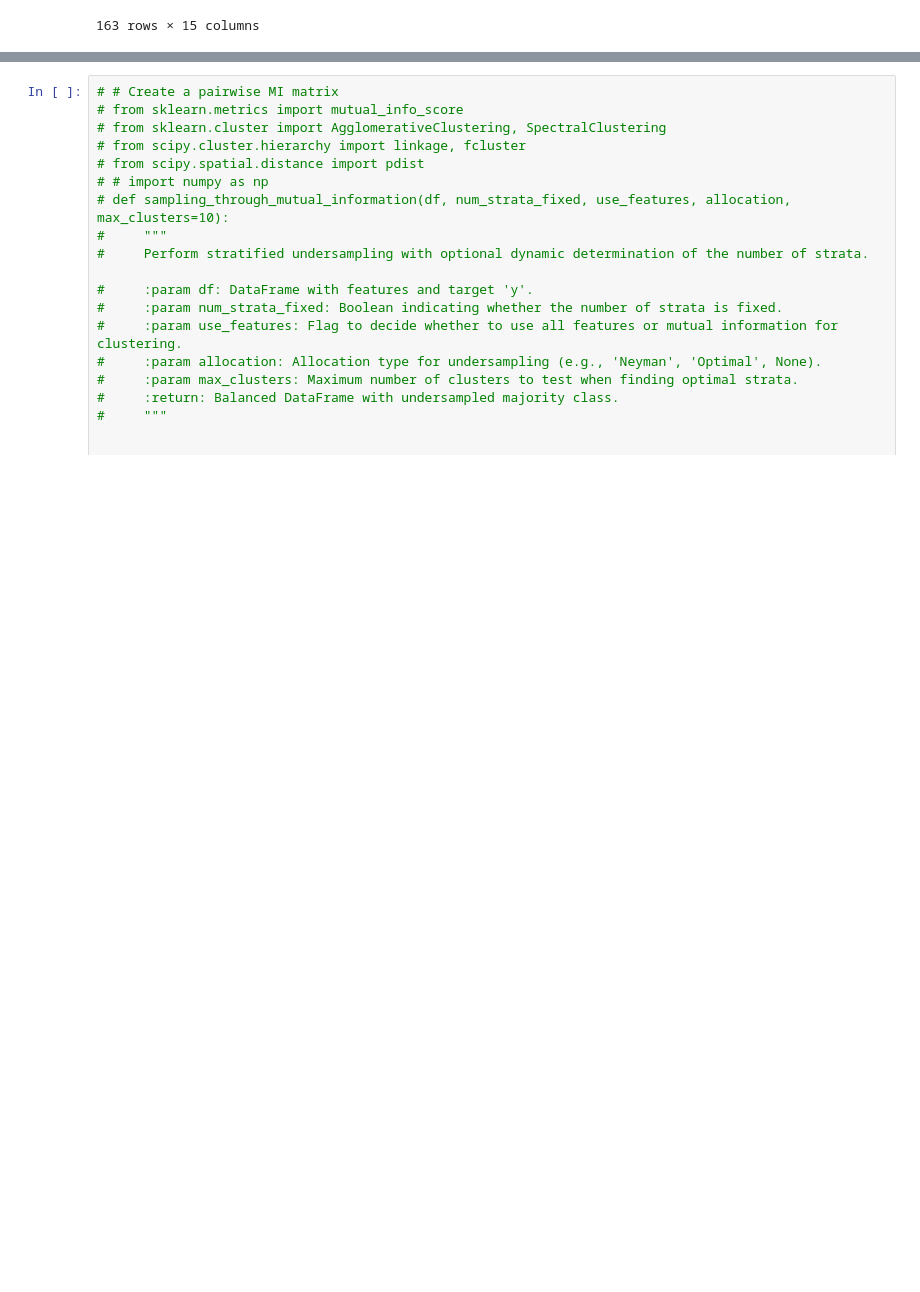
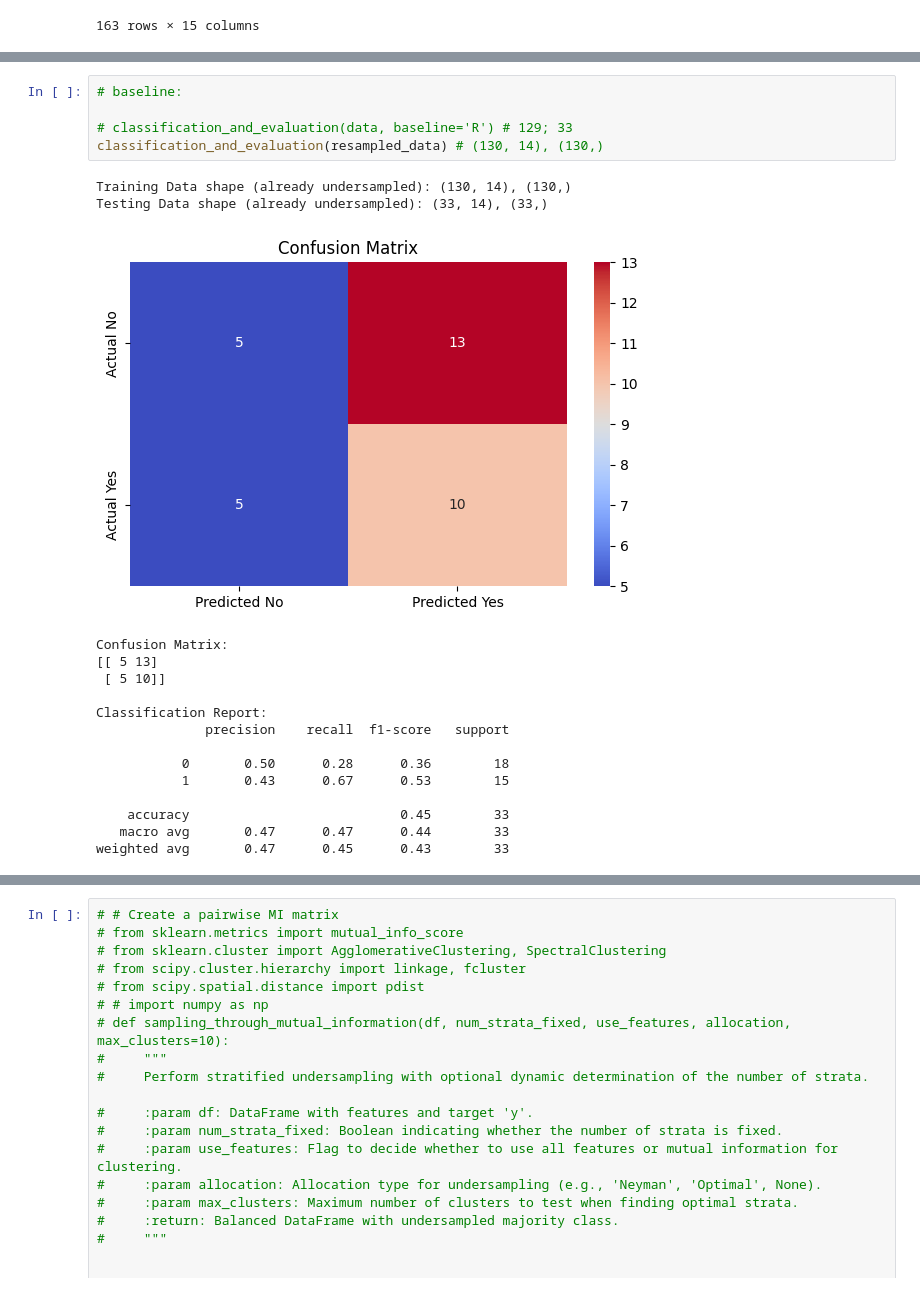
Before and after one commit to Alex-Mak-MCW/Data_Sampling_Project, a Jupyter notebook: prototype.ipynb, the cells around one changed output, grey strips where cells are left out. Drawn from its saved outputs; the diff is of its cells as text; blank space fills up the shorter version.

```diff
--- a/prototype.ipynb
+++ b/prototype.ipynb
@@ -967,0 +1050,22 @@ weighted avg       0.47      0.45      0.43        33
+# %%
+# baseline:
+
+# classification_and_evaluation(data, baseline='R') # 129; 33
+classification_and_evaluation(resampled_data) # (130, 14), (130,)
+# %% [output]
+Training Data shape (already undersampled): (130, 14), (130,)
+Testing Data shape (already undersampled): (33, 14), (33,)
+[figure, added]
+Confusion Matrix:
+[[ 5 13]
+ [ 5 10]]
+
+Classification Report:
+              precision    recall  f1-score   support
+
+           0       0.50      0.28      0.36        18
+           1       0.43      0.67      0.53        15
+
+    accuracy                           0.45        33
+   macro avg       0.47      0.47      0.44        33
+weighted avg       0.47      0.45      0.43        33
```
Also changed, not shown: parts of 12 cells of this notebook.
